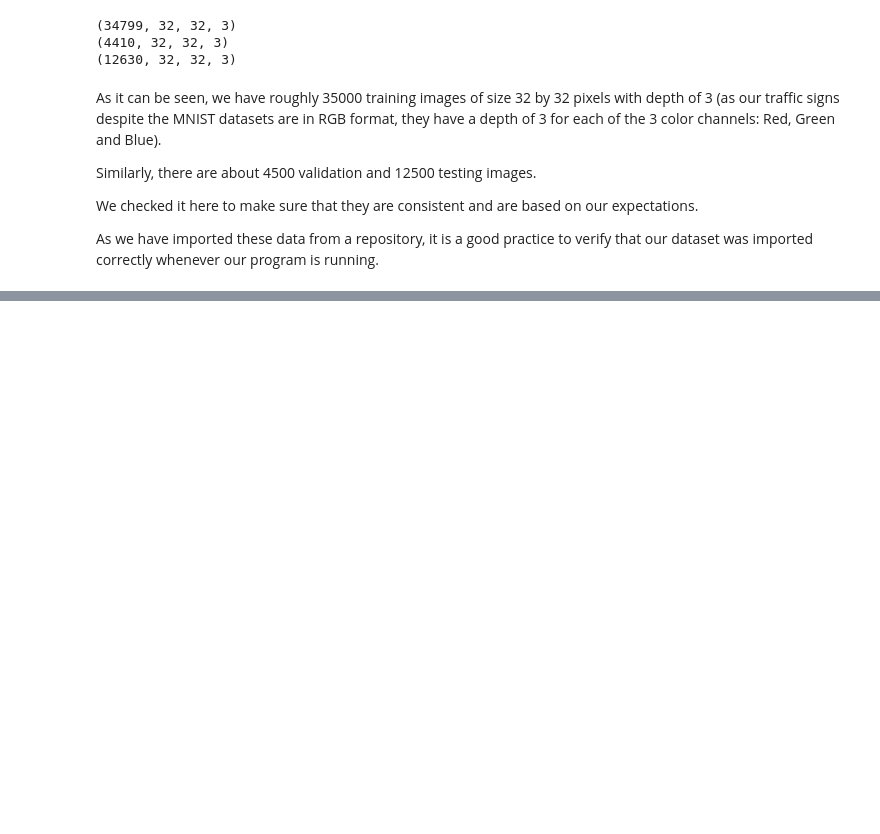
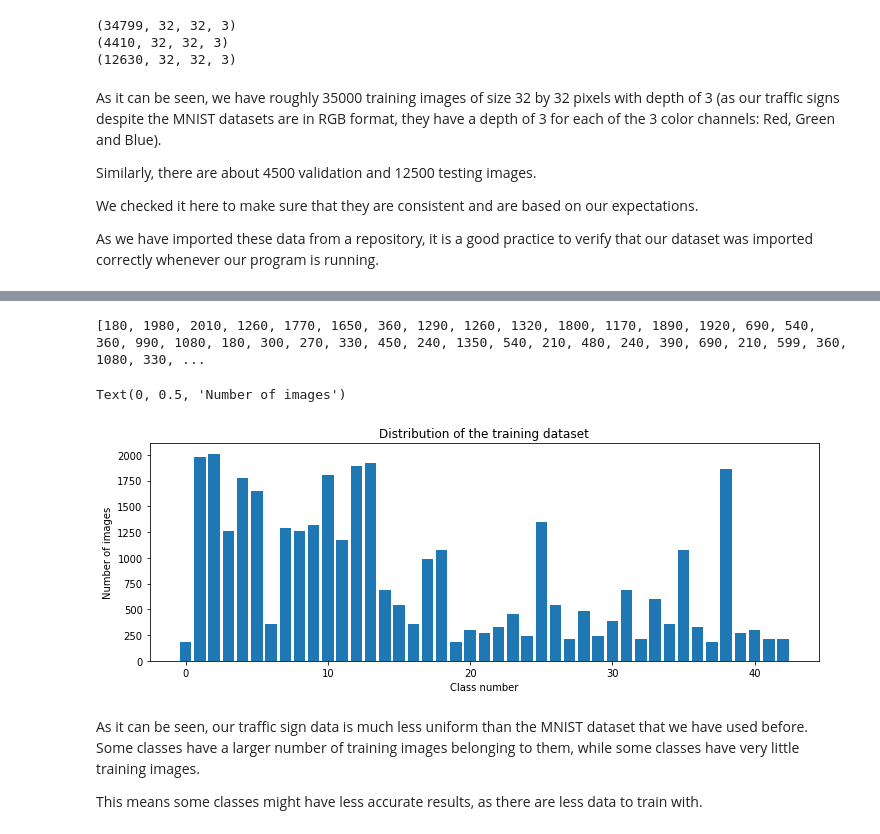
Before and after one commit to hpt1988/Applied-Deep-Learning_The-Complete-Self-Driving-Car-Course, a Jupyter notebook: traffic_signs/traffic_signs.ipynb, the cells around one changed output, grey strips where cells are left out. Cells and saved outputs as stored; diff of their text form; code cells hidden in the pictures; blank space fills up the shorter version.

```diff
--- a/traffic_signs/traffic_signs.ipynb
+++ b/traffic_signs/traffic_signs.ipynb
@@ -83,0 +136,15 @@ assert(X_test.shape[1:] == (32, 32, 3)), "The dimension of the images are not 32
+# %%
+print(num_of_samples)
+plt.figure(figsize=(12, 4))
+plt.bar(range(0, num_classes), num_of_samples)
+plt.title("Distribution of the training dataset")
+plt.xlabel("Class number")
+plt.ylabel("Number of images")
+# %% [output]
+[180, 1980, 2010, 1260, 1770, 1650, 360, 1290, 1260, 1320, 1800, 1170, 1890, 1920, 690, 540, 360, 990, 1080, 180, 300, 270, 330, 450, 240, 1350, 540, 210, 480, 240, 390, 690, 210, 599, 360, 1080, 330, ...
+Text(0, 0.5, 'Number of images')
+[figure, added]
+# %% [markdown]
+As it can be seen, our traffic sign data is much less uniform than the MNIST dataset that we have used before. Some classes have a larger number of training images belonging to them, while some classes have very little training images.
+
+This means some classes might have less accurate results, as there are less data to train with.
```
Also changed, not shown: parts of 3 cells of this notebook.
